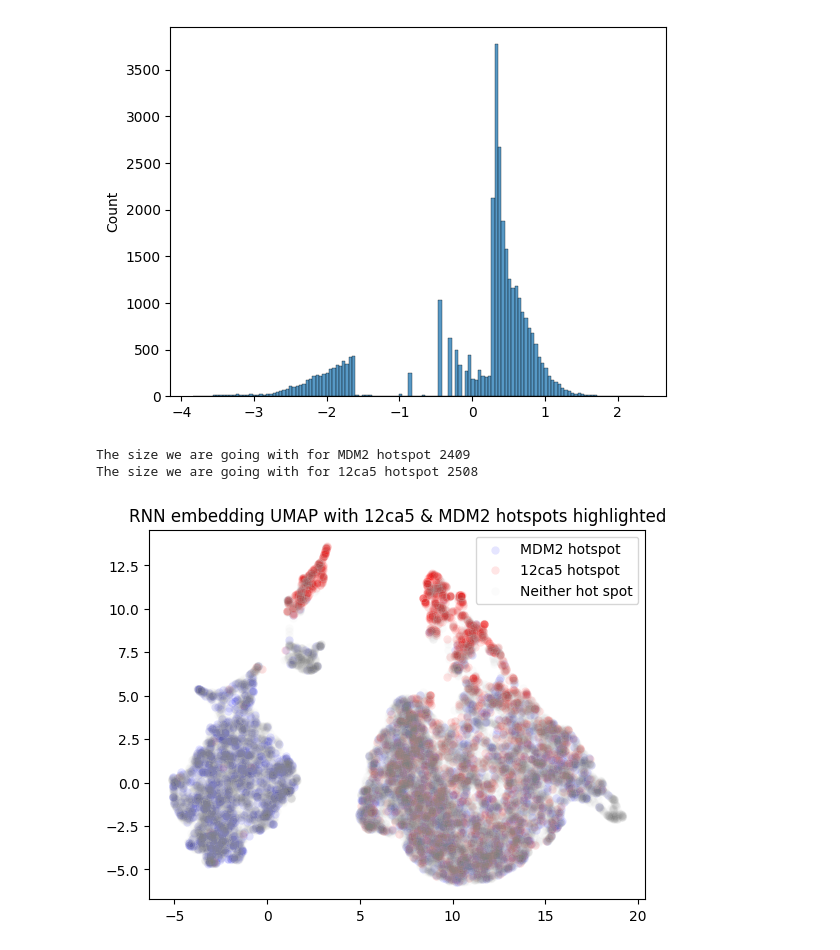
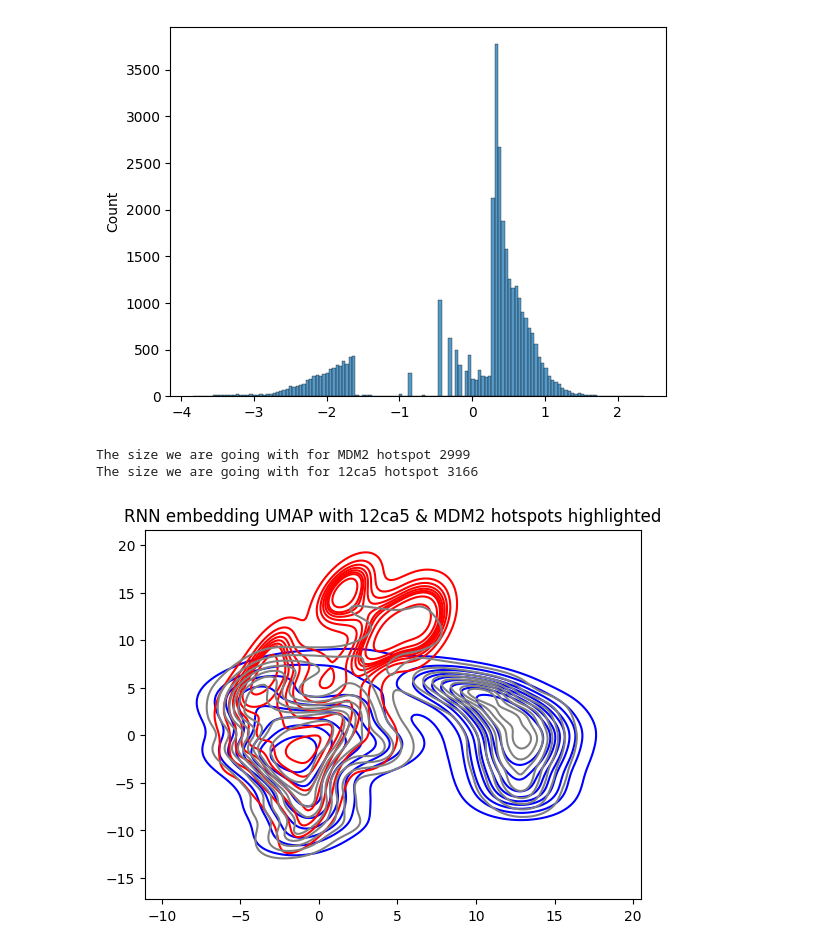
Before and after one commit to YitongTseo/ml_phage_display, a Jupyter notebook: hit_rate_by_rank_confidence.ipynb, the cells around one changed output. Drawn from its saved outputs; the diff is of its cells as text; code cells hidden in the pictures.

```diff
--- a/hit_rate_by_rank_confidence.ipynb
+++ b/hit_rate_by_rank_confidence.ipynb
@@ -76,8 +76,8 @@ mdm2_model = experiment.BinaryClassificationExperiment().train(
     rnn.Joint_BinaryClassificationRNN_gelu,
     optimizer=keras.optimizers.Adam(learning_rate=0.001),
     # After initial training we are loading a pretrained model from memory
-    load_trained_model=False,
-    model_save_name='mdm2_bilstm_2.h5',
+    load_trained_model=True,
+    model_save_name='mdm2_bilstm_best.h5',
 )
 mdm2_y_pred_raw = mdm2_model(X_test)
 mdm2_y_pred = mdm2_y_pred_raw > 0.5
@@ -259,86 +259,45 @@ g=sns.histplot(mdm2_y_raw[:,1])
 # %% [output]
 [figure]
 # %%
-embedding=umap.embedding_classification(mdm2_model,X_train)
+embedding=umap.embedding_classification(mdm2_model,X)
 # %%
 
-mdm2_ranking = mdm2_y_raw_train[:, 1] * mdm2_y_raw_train[:, 0] > 0.1
+mdm2_ranking = mdm2_y_raw[:, 1] * mdm2_y_raw[:, 0] > 0.1
 print('The size we are going with for MDM2 hotspot', mdm2_ranking.sum())
 
 
-ca5_ranking = - mdm2_y_raw_train[:, 1] * mdm2_y_raw_train[:, 0] > 3
+ca5_ranking = - mdm2_y_raw[:, 1] * mdm2_y_raw[:, 0] > 3
 print('The size we are going with for 12ca5 hotspot', ca5_ranking.sum())
 
 neither_mdm2_nor_12ca5_ranking = (False == np.logical_or(ca5_ranking, mdm2_ranking))
-assert (mdm2_ranking.sum() + ca5_ranking.sum() + neither_mdm2_nor_12ca5_ranking.sum()) == len(mdm2_y_raw_train)
+assert (mdm2_ranking.sum() + ca5_ranking.sum() + neither_mdm2_nor_12ca5_ranking.sum()) == len(mdm2_y_raw)
 
 fig, ax = plt.subplots()
 
-# sns.kdeplot(
-#     x=embedding[mdm2_ranking][:, 0],
-#     y=embedding[mdm2_ranking][:, 1],
-#     color='blue',
-#     # kind="kde",
-#     # alpha=0.1,
-#     label="MDM2 hotspot",
-#     ax=ax
-# )
-# sns.kdeplot(
-#     x=embedding[ca5_ranking][:, 0],
-#     y=embedding[ca5_ranking][:, 1],
-#     color='red',
-#     # kind="kde",
-#     # alpha=0.1,
-#     label="12ca5 hotspot",
-#     ax=ax
-# )
-# sns.kdeplot(
-#     x=embedding[neither_mdm2_nor_12ca5_ranking][:, 0],
-#     y=embedding[neither_mdm2_nor_12ca5_ranking][:, 1],
-#     color='grey',
-#     label="Neither hot spot",
-#     ax=ax
-# )
-# plt.title("RNN embedding UMAP with 12ca5 & MDM2 hotspots highlighted")
-# plt.show()
-
-
-sns.scatterplot(
+sns.kdeplot(
     x=embedding[mdm2_ranking][:, 0],
     y=embedding[mdm2_ranking][:, 1],
     color='blue',
-    # kind="kde",
-    # alpha=0.1,
-    alpha=0.1,
     label="MDM2 hotspot",
     ax=ax
 )
-sns.scatterplot(
+sns.kdeplot(
     x=embedding[ca5_ranking][:, 0],
     y=embedding[ca5_ranking][:, 1],
     color='red',
-    # kind="kde",
-    # alpha=0.1,
-    alpha=0.1,
     label="12ca5 hotspot",
     ax=ax
 )
-sns.scatterplot(
+sns.kdeplot(
     x=embedding[neither_mdm2_nor_12ca5_ranking][:, 0],
     y=embedding[neither_mdm2_nor_12ca5_ranking][:, 1],
     color='grey',
     label="Neither hot spot",
-    alpha=0.03,
     ax=ax
 )
 plt.title("RNN embedding UMAP with 12ca5 & MDM2 hotspots highlighted")
 plt.show()
-
-
-# rs = np.random.RandomState(11)
-# x = rs.gamma(2, size=1000)
-# y = -.5 * x + rs.normal(size=1000)
 # %% [output]
-The size we are going with for MDM2 hotspot 2409
-The size we are going with for 12ca5 hotspot 2508
+The size we are going with for MDM2 hotspot 2999
+The size we are going with for 12ca5 hotspot 3166
-[figure, old version]
+[figure, new version]
```
Also changed, not shown: parts of 8 cells of this notebook, 4 other files.
